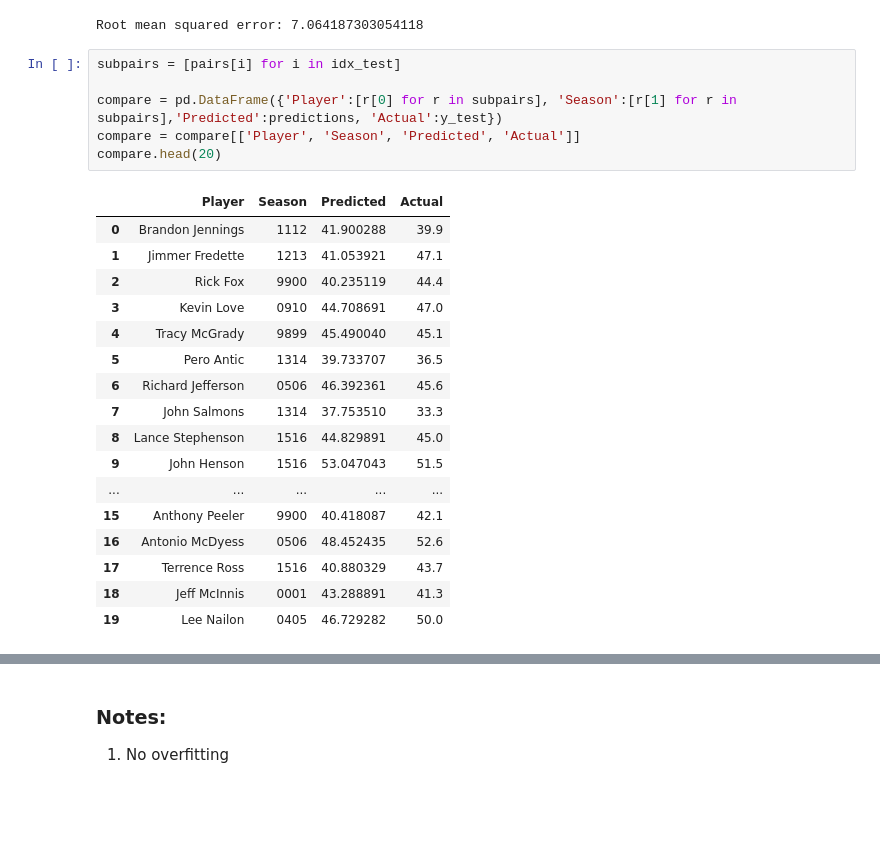
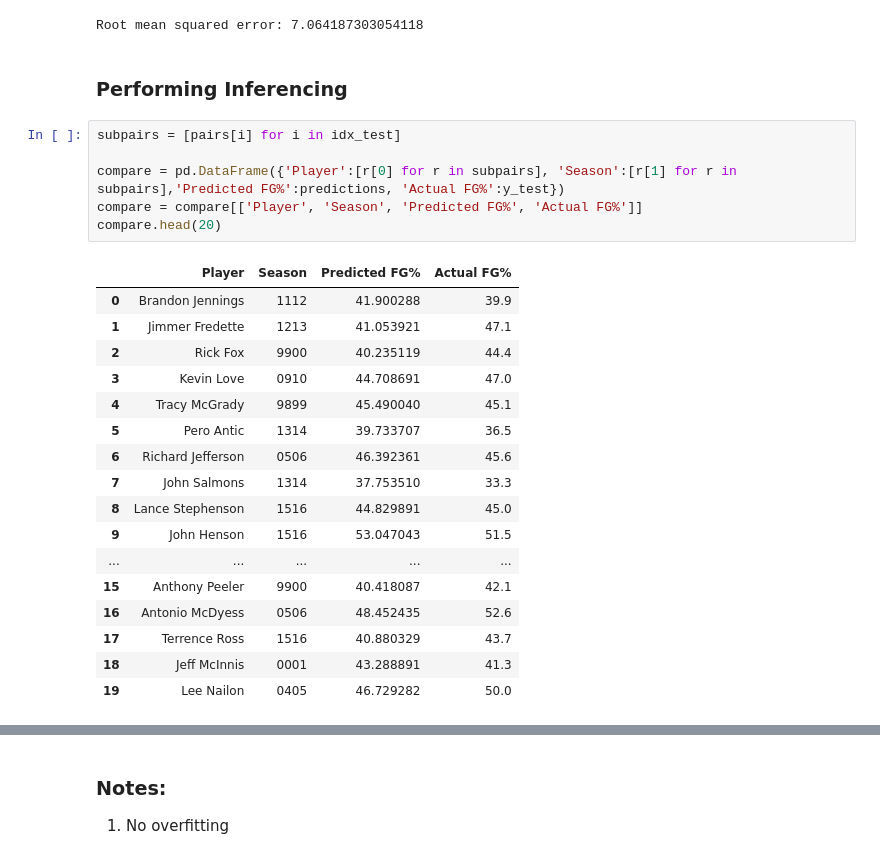
Before and after one commit to scbrock/basketball, a Jupyter notebook: NBA_data_exploration_2.ipynb, the cells around one changed output, grey strips where cells are left out. Drawn from its saved outputs; the diff is of its cells as text; blank space fills up the shorter version.

```diff
--- a/NBA_data_exploration_2.ipynb
+++ b/NBA_data_exploration_2.ipynb
@@ -569,14 +588,16 @@ predictions = model.predict(X_test)
 print('Root mean squared error:',mean_squared_error(predictions, y_test)**0.5)
 # %% [output]
 Root mean squared error: 7.064187303054118
+# %% [markdown]
+### Performing Inferencing
 # %%
 subpairs = [pairs[i] for i in idx_test]
 
-compare = pd.DataFrame({'Player':[r[0] for r in subpairs], 'Season':[r[1] for r in subpairs],'Predicted':predictions, 'Actual':y_test})
-compare = compare[['Player', 'Season', 'Predicted', 'Actual']]
+compare = pd.DataFrame({'Player':[r[0] for r in subpairs], 'Season':[r[1] for r in subpairs],'Predicted FG%':predictions, 'Actual FG%':y_test})
+compare = compare[['Player', 'Season', 'Predicted FG%', 'Actual FG%']]
 compare.head(20)
 # %% [output]
-|  | Player | Season | Predicted | Actual |
+|  | Player | Season | Predicted FG% | Actual FG% |
 | 0 | Brandon Jennings | 1112 | 41.900288 | 39.9 |
 | 1 | Jimmer Fredette | 1213 | 41.053921 | 47.1 |
 | 2 | Rick Fox | 9900 | 40.235119 | 44.4 |
```
Also changed, not shown: parts of 10 cells of this notebook.
